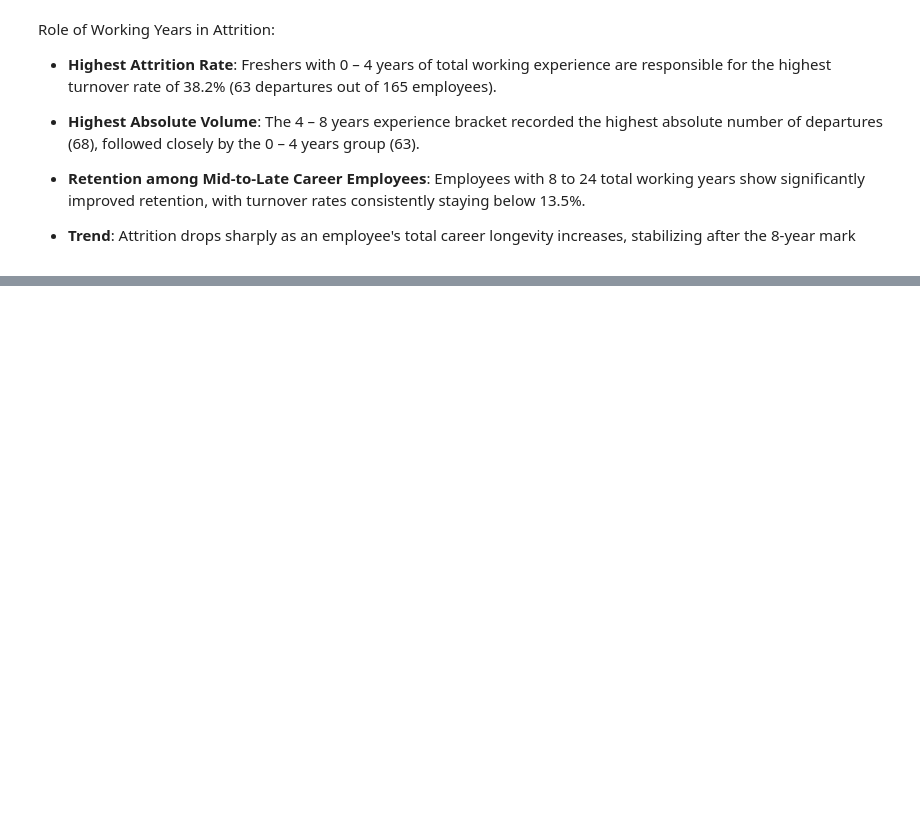
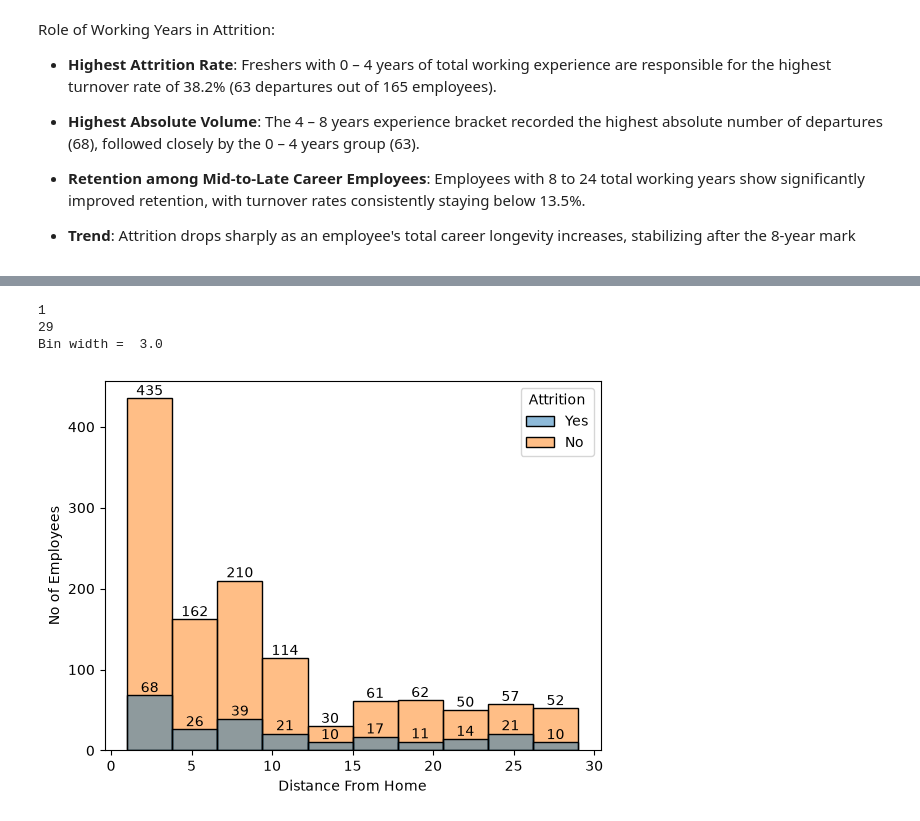
Before and after one commit to praveenkumar231205/ibm-hr-analytics-python, a Jupyter notebook: 01_eda_and_insights.ipynb, the cells around one changed output, grey strips where cells are left out. Saved outputs shown, nothing was run; the diff lists cells and outputs as text; code cells hidden in the pictures; blank space fills up the shorter version.

Commit message:
Distance From Home done

```diff
--- a/01_eda_and_insights.ipynb
+++ b/01_eda_and_insights.ipynb
@@ -515,0 +545,17 @@ Role of Working Years in Attrition:
+# %%
+print(df["DistanceFromHome"].min())
+print(df["DistanceFromHome"].max())
+print("Bin width = ", np.ceil((df["DistanceFromHome"].max()-df["DistanceFromHome"].min())/10))
+# %% [output]
+1
+29
+Bin width =  3.0
+# %%
+graph = sns.histplot(data= df, x="DistanceFromHome", hue= "Attrition", bins=10)
+graph.bar_label(graph.containers[0])
+graph.bar_label(graph.containers[1])
+plt.xlabel("Distance From Home")
+plt.ylabel("No of Employees")
+plt.show()
+# %% [output]
+[figure, added]
```
Also changed, not shown: parts of 5 cells of this notebook.
